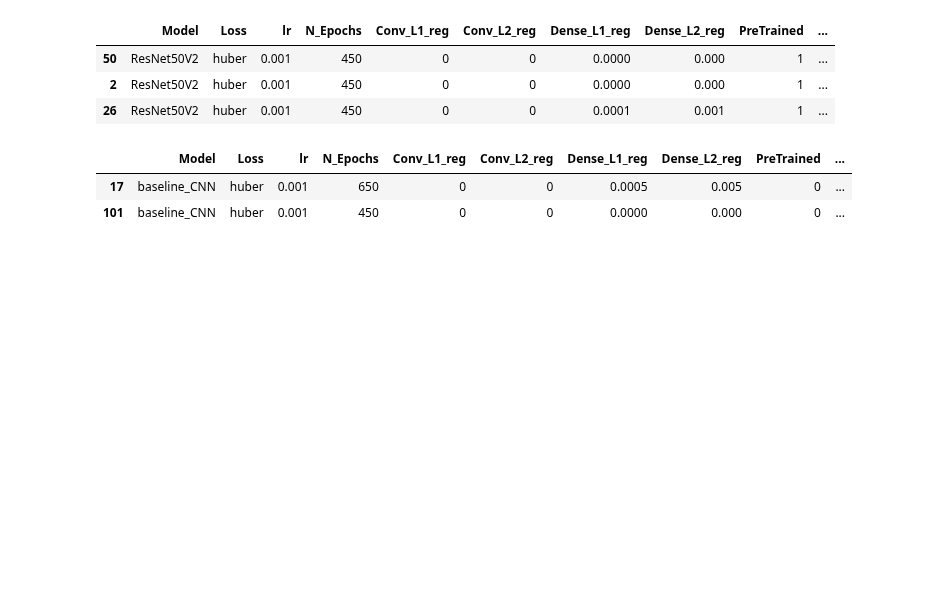
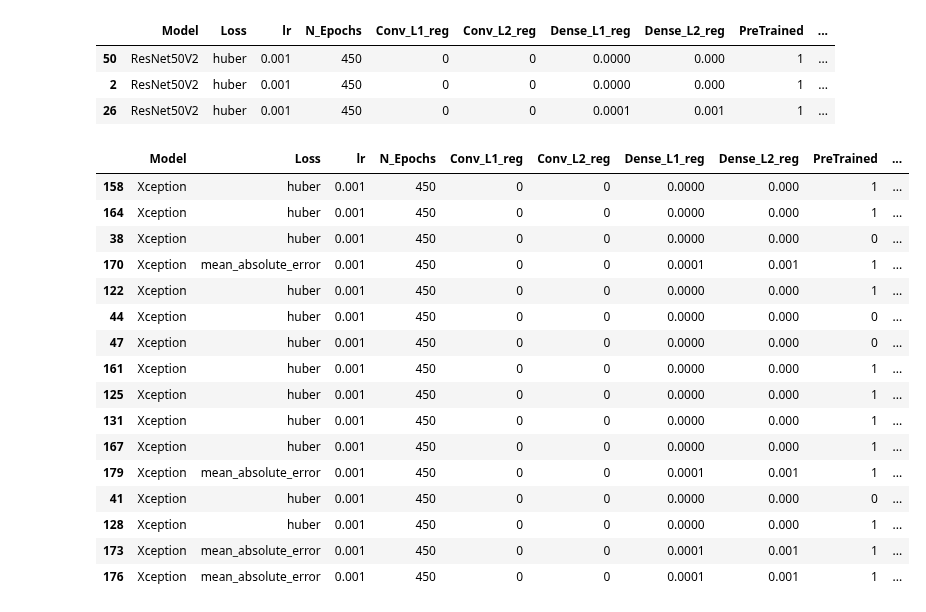
Before and after one commit to andresbecker/master_thesis, a Jupyter notebook: workspace/notebooks/Model_Selection.ipynb, the cells around one changed output. Drawn from its saved outputs; the diff is of its cells as text; code cells hidden in the pictures; blank space fills up the shorter version.

```diff
--- a/workspace/notebooks/Model_Selection.ipynb
+++ b/workspace/notebooks/Model_Selection.ipynb
@@ -78,9 +114,24 @@ model_metrics_df.loc[[26, 50, 2]].sort_values(by=['MAE', 'Bias', 'Std'])
 | 50 | ResNet50V2 | huber | 0.001 | 450 | 0 | 0 | 0.0000 | 0.000 | 1 | ... |
 | 2 | ResNet50V2 | huber | 0.001 | 450 | 0 | 0 | 0.0000 | 0.000 | 1 | ... |
 | 26 | ResNet50V2 | huber | 0.001 | 450 | 0 | 0 | 0.0001 | 0.001 | 1 | ... |
-# %%
-model_metrics_df.loc[[17,101]]
-# %% [output]
-|  | Model | Loss | lr | N_Epochs | Conv_L1_reg | Conv_L2_reg | Dense_L1_reg | Dense_L2_reg | PreTrained | ... |
-| 17 | baseline_CNN | huber | 0.001 | 650 | 0 | 0 | 0.0005 | 0.005 | 0 | ... |
-| 101 | baseline_CNN | huber | 0.001 | 450 | 0 | 0 | 0.0000 | 0.000 | 0 | ... |
+# %%
+mask = (model_metrics_df.Set == 'val') & (model_metrics_df.Model == 'Xception') #& (model_metrics_df.CMA_size == 0)
+model_metrics_df[mask].sort_values(by=['MAE', 'Bias', 'Std'])
+# %% [output]
+|  | Model | Loss | lr | N_Epochs | Conv_L1_reg | Conv_L2_reg | Dense_L1_reg | Dense_L2_reg | PreTrained | ... |
+| 158 | Xception | huber | 0.001 | 450 | 0 | 0 | 0.0000 | 0.000 | 1 | ... |
+| 164 | Xception | huber | 0.001 | 450 | 0 | 0 | 0.0000 | 0.000 | 1 | ... |
+| 38 | Xception | huber | 0.001 | 450 | 0 | 0 | 0.0000 | 0.000 | 0 | ... |
+| 170 | Xception | mean_absolute_error | 0.001 | 450 | 0 | 0 | 0.0001 | 0.001 | 1 | ... |
+| 122 | Xception | huber | 0.001 | 450 | 0 | 0 | 0.0000 | 0.000 | 1 | ... |
+| 44 | Xception | huber | 0.001 | 450 | 0 | 0 | 0.0000 | 0.000 | 0 | ... |
+| 47 | Xception | huber | 0.001 | 450 | 0 | 0 | 0.0000 | 0.000 | 0 | ... |
+| 161 | Xception | huber | 0.001 | 450 | 0 | 0 | 0.0000 | 0.000 | 1 | ... |
+| 125 | Xception | huber | 0.001 | 450 | 0 | 0 | 0.0000 | 0.000 | 1 | ... |
+| 131 | Xception | huber | 0.001 | 450 | 0 | 0 | 0.0000 | 0.000 | 1 | ... |
+| 167 | Xception | huber | 0.001 | 450 | 0 | 0 | 0.0000 | 0.000 | 1 | ... |
+| 179 | Xception | mean_absolute_error | 0.001 | 450 | 0 | 0 | 0.0001 | 0.001 | 1 | ... |
+| 41 | Xception | huber | 0.001 | 450 | 0 | 0 | 0.0000 | 0.000 | 0 | ... |
+| 128 | Xception | huber | 0.001 | 450 | 0 | 0 | 0.0000 | 0.000 | 1 | ... |
+| 173 | Xception | mean_absolute_error | 0.001 | 450 | 0 | 0 | 0.0001 | 0.001 | 1 | ... |
+| 176 | Xception | mean_absolute_error | 0.001 | 450 | 0 | 0 | 0.0001 | 0.001 | 1 | ... |
```
Also changed, not shown: parts of 7 cells of this notebook.
